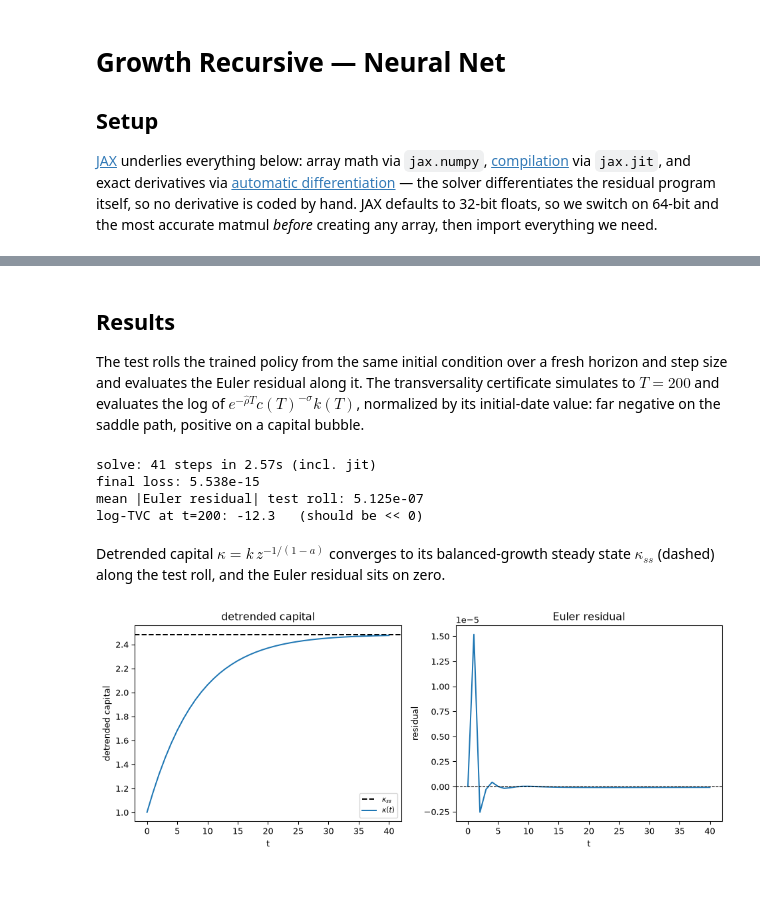
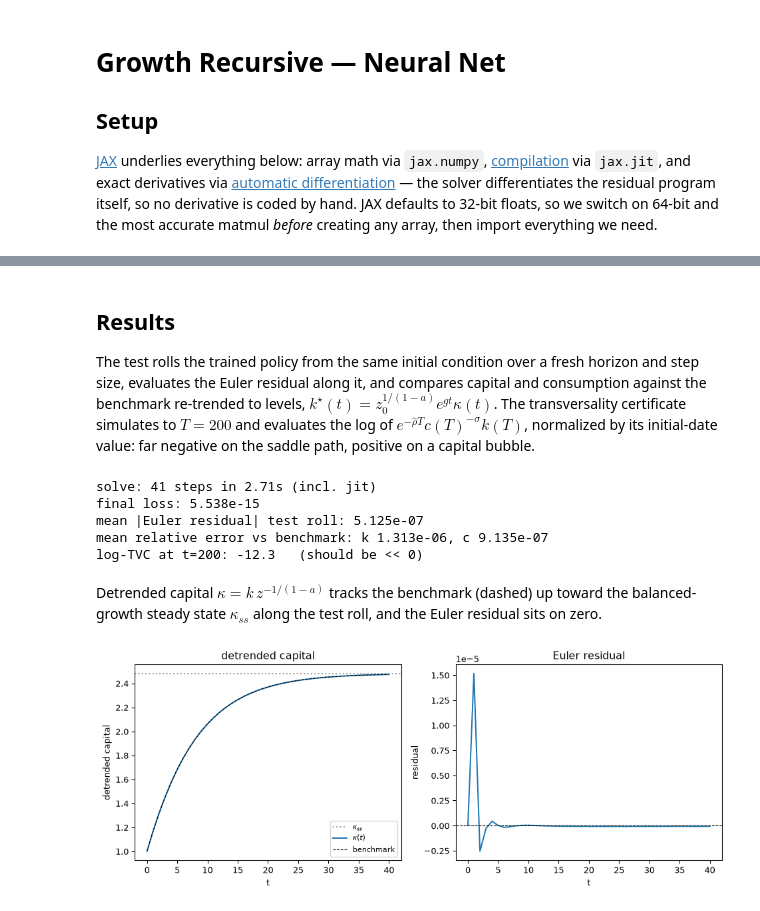
Before and after one commit to HighDimensionalEconLab/kernels, a Jupyter notebook: notebooks/growth_recursive_nn_annotated.ipynb, the cells around one changed output, grey strips where cells are left out. Drawn from its saved outputs; the diff is of its cells as text; code cells hidden in the pictures; blank space fills up the shorter version.

```diff
--- a/notebooks/growth_recursive_nn_annotated.ipynb
+++ b/notebooks/growth_recursive_nn_annotated.ipynb
@@ -58,5 +59,6 @@ horizons and step counts, and the Levenberg–Marquardt settings.
 # %%
 WIDTH = 32
+HEAD_INIT_SCALE = 1e-3  # near-zero head: the policy starts at the anchor
 SEED = 0
 TRAIN_T = 100.0
 TRAIN_STEPS = 64  # RK4 steps; residuals sit on the 65 integrator states
@@ -67,6 +69,10 @@ TVC_STEPS = 256
 MAX_STEPS = 250
 LOSS_THRESHOLD = 1e-14  # sum of squared residuals; atol is its square root
 INIT_DAMPING = 1e-8
+BVP_T = 200.0
+BVP_POINTS = 201
+BVP_TOL = 1e-10
+BVP_MAX_NODES = 2048
 # %% [markdown]
 ## The model
 
@@ -137,36 +153,34 @@ differentiate through the simulation.
 # %%
 def consumption(policy, log_state, p):
     z, k = jnp.exp(log_state)
-    return z * k ** p["a"] - policy(log_state, p)
+    return z * k ** p["a"] - policy(log_state)[0]
 
 
 def log_state_drift(policy, log_state, p):
     log_k = log_state[1]
     return jnp.stack(
-        [(1.0 - p["a"]) * p["g"], policy(log_state, p) / jnp.exp(log_k) - p["delta"]]
+        [(1.0 - p["a"]) * p["g"], policy(log_state)[0] / jnp.exp(log_k) - p["delta"]]
     )
 
 
 def euler_residual(policy, log_state, p):
     drift = log_state_drift(policy, log_state, p)
-    _, dlog_c_dt = jax.jvp(
+    log_c, dlog_c_dt = jax.jvp(
         lambda state: jnp.log(consumption(policy, state, p)), (log_state,), (drift,)
     )
     z, k = jnp.exp(log_state)
+    # 0 * log_c is NaN where c <= 0; the tangent alone would stay finite there.
     return (
         dlog_c_dt
+        + 0.0 * log_c
         - (p["a"] * z * k ** (p["a"] - 1.0) - p["delta"] - p["rho_hat"])
         / p["sigma_crra"]
     )
 
 
 def simulate(policy, initial_log_state, T, n_steps, p):
-    def drift_field(log_state, _, args, p):
-        policy, structural = p
-        return log_state_drift(policy, log_state, structural)
-
     return solve_ode(
-        drift_field,
+        lambda log_state: log_state_drift(policy, log_state, p),
         RK4(),
         0.0,
         T,
@@ -175,7 +189,6 @@ def simulate(policy, initial_log_state, T, n_steps, p):
         controller=ConstantStepSize(),
         max_steps=n_steps,
         save_at=SaveAt(steps=True),
-        p=(policy, p),
     )
 # %% [markdown]
 ## The least-squares problem and solve
@@ -201,7 +217,9 @@ def residual_fn(theta, args, p):
     initial_log_state = jnp.log(jnp.array([p["z_0"], p["k_0"]]))
     solution = simulate(policy, initial_log_state, TRAIN_T, TRAIN_STEPS, p)
     euler = jax.vmap(lambda s: euler_residual(policy, s, p))(solution.xs)
-    return euler / jnp.sqrt(euler.size)
+    # A trajectory that never reached TRAIN_T is a loud optimizer failure
+    # rather than a fit to its finite prefix.
+    return jnp.where(solution.ok, euler / jnp.sqrt(euler.size), jnp.inf)
 
 
 solver = LevenbergMarquardt(residual_fn, init_damping=INIT_DAMPING)
@@ -220,15 +290,27 @@ policy = nnx.merge(graphdef, result.x)
 ## Results
 
 The test rolls the trained policy from the same initial condition over a
-fresh horizon and step size and evaluates the Euler residual along it.
-The transversality certificate simulates to $T = 200$ and evaluates the
-log of $e^{-\hat\rho T} c(T)^{-\sigma} k(T)$, normalized by its
-initial-date value: far negative on the saddle path, positive on a
-capital bubble.
+fresh horizon and step size, evaluates the Euler residual along it, and
+compares capital and consumption against the benchmark re-trended to
+levels, $k^\star(t) = z_0^{1/(1-a)} e^{g t} \kappa(t)$. The
+transversality certificate simulates to $T = 200$ and evaluates the log
+of $e^{-\hat\rho T} c(T)^{-\sigma} k(T)$, normalized by its initial-date
+value: far negative on the saddle path, positive on a capital bubble.
 # %%
 initial_log_state = jnp.log(jnp.array([z_0, k_0]))
 test_solution = simulate(policy, initial_log_state, TEST_T, TEST_STEPS, p)
 euler_test = jax.vmap(lambda s: euler_residual(policy, s, p))(test_solution.xs)
+z_test, k_test = jnp.exp(test_solution.xs).T
+c_test = jax.vmap(lambda s: consumption(policy, s, p))(test_solution.xs)
+
+scale_test = z_0 ** (1.0 / (1.0 - a)) * jnp.exp(g * test_solution.ts)
+kappa_benchmark, c_tilde_benchmark = benchmark(test_solution.ts).T
+k_error = jnp.abs(k_test - scale_test * kappa_benchmark) / (
+    scale_test * kappa_benchmark
+)
+c_error = jnp.abs(c_test - scale_test * c_tilde_benchmark) / (
+    scale_test * c_tilde_benchmark
+)
 
 # Log transversality certificate at T, normalized by its initial-date value:
 # (-rho_hat T - sigma log c(T) + log k(T)) - (-sigma log c(0) + log k(0)).
@@ -244,30 +326,34 @@ log_tvc = (-rho_hat * TVC_T - sigma_crra * jnp.log(c_T) + jnp.log(k_T)) - (
 print(f"solve: {int(result.steps)} steps in {solve_time:.2f}s (incl. jit)")
 print(f"final loss: {float(result.info.loss):.3e}")
 print(f"mean |Euler residual| test roll: {float(jnp.abs(euler_test).mean()):.3e}")
+print(
+    f"mean relative error vs benchmark: k {float(k_error.mean()):.3e}, "
+    f"c {float(c_error.mean()):.3e}"
+)
 print(f"log-TVC at t={TVC_T:.0f}: {float(log_tvc):.1f}   (should be << 0)")
 # %% [output]
-solve: 41 steps in 2.57s (incl. jit)
+solve: 41 steps in 2.71s (incl. jit)
 final loss: 5.538e-15
 mean |Euler residual| test roll: 5.125e-07
+mean relative error vs benchmark: k 1.313e-06, c 9.135e-07
 log-TVC at t=200: -12.3   (should be << 0)
 # %% [markdown]
-Detrended capital $\kappa = k\, z^{-1/(1-a)}$ converges to its
-balanced-growth steady state $\kappa_{ss}$ (dashed) along the test roll,
-and the Euler residual sits on zero.
+Detrended capital $\kappa = k\, z^{-1/(1-a)}$ tracks the benchmark
+(dashed) up toward the balanced-growth steady state $\kappa_{ss}$ along
+the test roll, and the Euler residual sits on zero.
 # %%
-z_test, k_test = jnp.exp(test_solution.xs).T
 kappa_test = k_test / z_test ** (1.0 / (1.0 - a))
-kappa_ss = ((delta + rho_hat + sigma_crra * g) / a) ** (1.0 / (a - 1.0))
 
 fig, (ax_k, ax_r) = plt.subplots(1, 2, figsize=(10, 4))
-ax_k.axhline(float(kappa_ss), color="k", linestyle="--", label=r"$\kappa_{ss}$")
+ax_k.axhline(float(kappa_ss), color="0.6", linestyle=":", label=r"$\kappa_{ss}$")
 ax_k.plot(test_solution.ts, kappa_test, "C0", label=r"$\kappa(t)$")
+ax_k.plot(test_solution.ts, kappa_benchmark, "k--", linewidth=0.8, label="benchmark")
 ax_k.set(xlabel="t", ylabel="detrended capital", title="detrended capital")
 ax_k.legend(fontsize=8)
 ax_r.plot(test_solution.ts, euler_test, "C0")
 ax_r.axhline(0.0, color="k", linestyle="--", linewidth=0.8)
 ax_r.set(xlabel="t", ylabel="residual", title="Euler residual")
 fig.tight_layout()
 plt.show()
 # %% [output]
-[figure, old version]
+[figure, new version]
```
Also changed, not shown: parts of 9 cells of this notebook, 17 other files.
